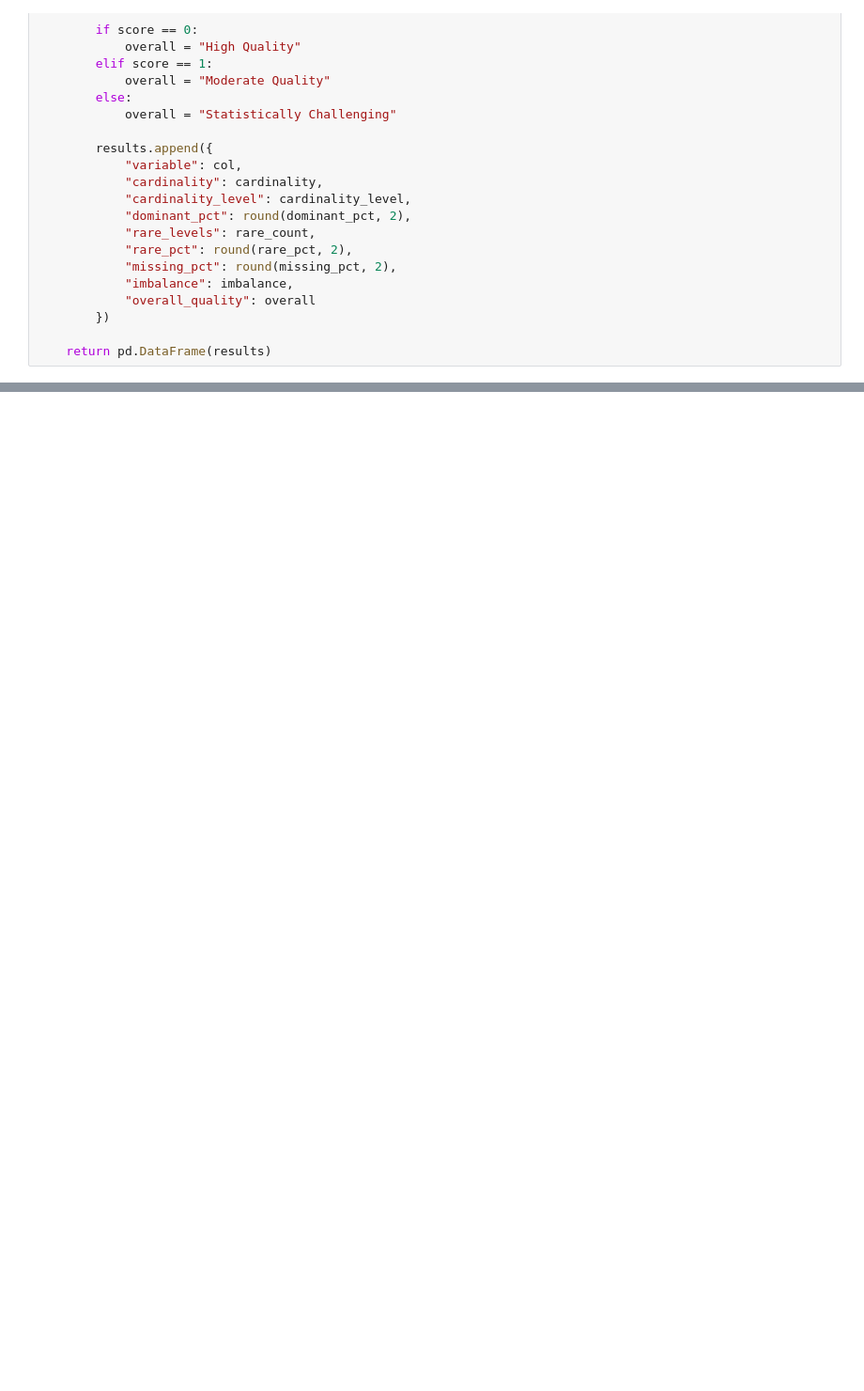
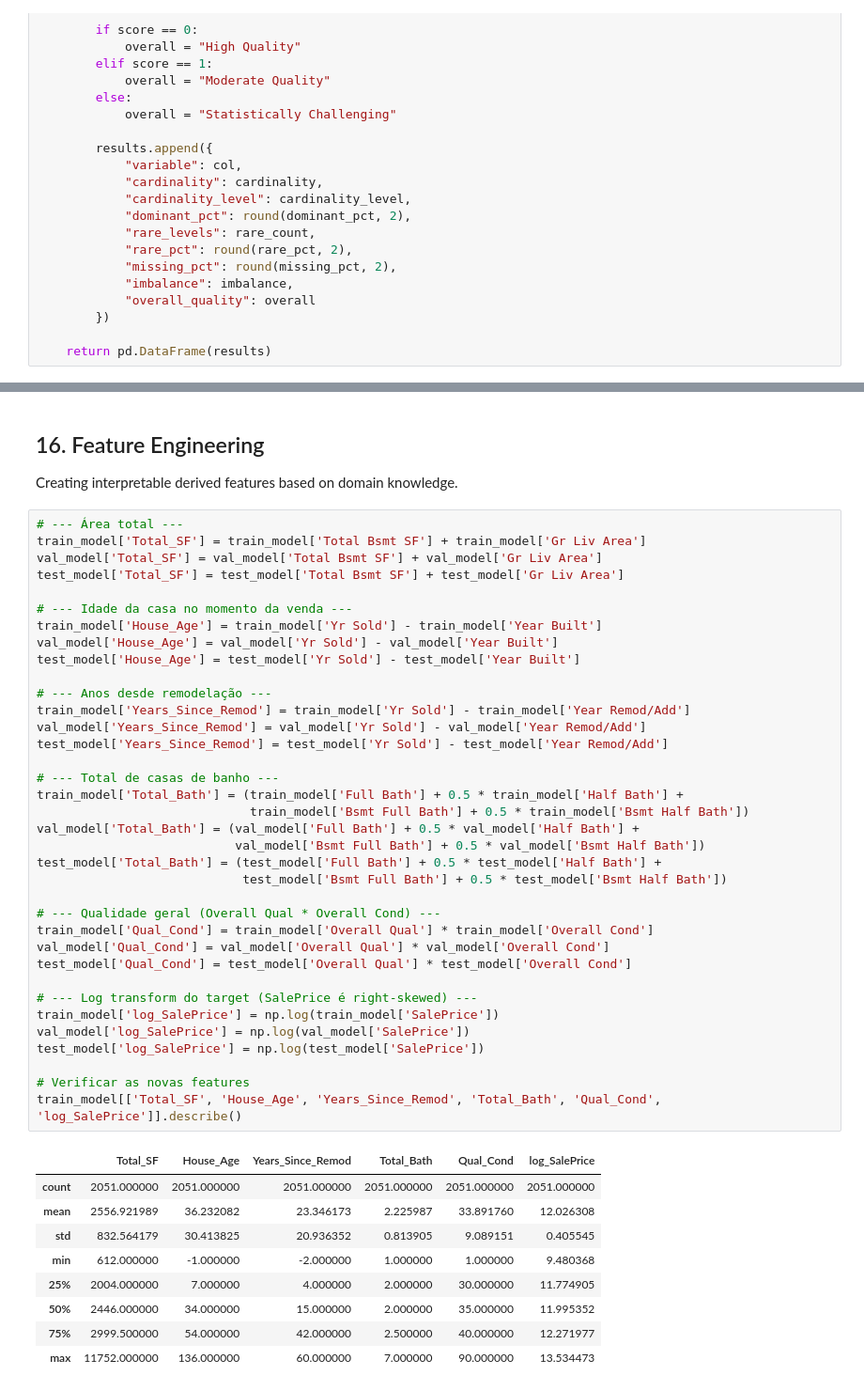
Before and after one commit to Uranarc/DataScienceAvancada, a Jupyter notebook: notebooks/data.ipynb, the cells around one changed output, grey strips where cells are left out. Shown at 94% size. Cells and saved outputs as stored; diff of their text form; blank space fills up the shorter version.

Commit message:
modelling done

```diff
--- a/notebooks/data.ipynb
+++ b/notebooks/data.ipynb
@@ -978,0 +1056,57 @@ cramers_pairs.head(20)
+# %% [markdown]
+## 16. Feature Engineering
+
+Creating
+interpretable
+derived
+features
+based
+on
+domain
+knowledge.
+# %%
+# --- Área total ---
+train_model['Total_SF'] = train_model['Total Bsmt SF'] + train_model['Gr Liv Area']
+val_model['Total_SF'] = val_model['Total Bsmt SF'] + val_model['Gr Liv Area']
+test_model['Total_SF'] = test_model['Total Bsmt SF'] + test_model['Gr Liv Area']
+
+# --- Idade da casa no momento da venda ---
+train_model['House_Age'] = train_model['Yr Sold'] - train_model['Year Built']
+val_model['House_Age'] = val_model['Yr Sold'] - val_model['Year Built']
+test_model['House_Age'] = test_model['Yr Sold'] - test_model['Year Built']
+
+# --- Anos desde remodelação ---
+train_model['Years_Since_Remod'] = train_model['Yr Sold'] - train_model['Year Remod/Add']
+val_model['Years_Since_Remod'] = val_model['Yr Sold'] - val_model['Year Remod/Add']
+test_model['Years_Since_Remod'] = test_model['Yr Sold'] - test_model['Year Remod/Add']
+
+# --- Total de casas de banho ---
+train_model['Total_Bath'] = (train_model['Full Bath'] + 0.5 * train_model['Half Bath'] +
+                             train_model['Bsmt Full Bath'] + 0.5 * train_model['Bsmt Half Bath'])
+val_model['Total_Bath'] = (val_model['Full Bath'] + 0.5 * val_model['Half Bath'] +
+                           val_model['Bsmt Full Bath'] + 0.5 * val_model['Bsmt Half Bath'])
+test_model['Total_Bath'] = (test_model['Full Bath'] + 0.5 * test_model['Half Bath'] +
+                            test_model['Bsmt Full Bath'] + 0.5 * test_model['Bsmt Half Bath'])
+
+# --- Qualidade geral (Overall Qual * Overall Cond) ---
+train_model['Qual_Cond'] = train_model['Overall Qual'] * train_model['Overall Cond']
+val_model['Qual_Cond'] = val_model['Overall Qual'] * val_model['Overall Cond']
+test_model['Qual_Cond'] = test_model['Overall Qual'] * test_model['Overall Cond']
+
+# --- Log transform do target (SalePrice é right-skewed) ---
+train_model['log_SalePrice'] = np.log(train_model['SalePrice'])
+val_model['log_SalePrice'] = np.log(val_model['SalePrice'])
+test_model['log_SalePrice'] = np.log(test_model['SalePrice'])
+
+# Verificar as novas features
+train_model[['Total_SF', 'House_Age', 'Years_Since_Remod', 'Total_Bath', 'Qual_Cond', 'log_SalePrice']].describe()
+# %% [output]
+|  | Total_SF | House_Age | Years_Since_Remod | Total_Bath | Qual_Cond | log_SalePrice |
+| count | 2051.000000 | 2051.000000 | 2051.000000 | 2051.000000 | 2051.000000 | 2051.000000 |
+| mean | 2556.921989 | 36.232082 | 23.346173 | 2.225987 | 33.891760 | 12.026308 |
+| std | 832.564179 | 30.413825 | 20.936352 | 0.813905 | 9.089151 | 0.405545 |
+| min | 612.000000 | -1.000000 | -2.000000 | 1.000000 | 1.000000 | 9.480368 |
+| 25% | 2004.000000 | 7.000000 | 4.000000 | 2.000000 | 30.000000 | 11.774905 |
+| 50% | 2446.000000 | 34.000000 | 15.000000 | 2.000000 | 35.000000 | 11.995352 |
+| 75% | 2999.500000 | 54.000000 | 42.000000 | 2.500000 | 40.000000 | 12.271977 |
+| max | 11752.000000 | 136.000000 | 60.000000 | 7.000000 | 90.000000 | 13.534473 |
```
Also changed, not shown: parts of 45 cells of this notebook.
